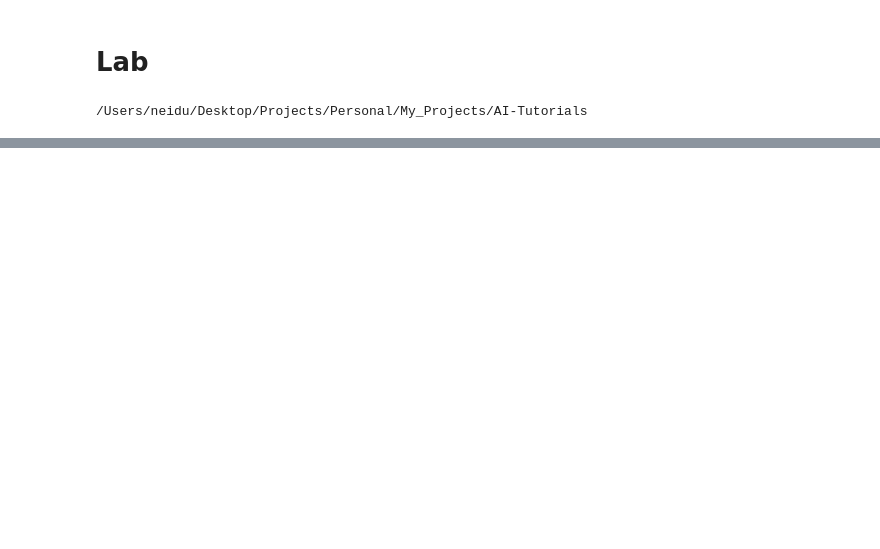
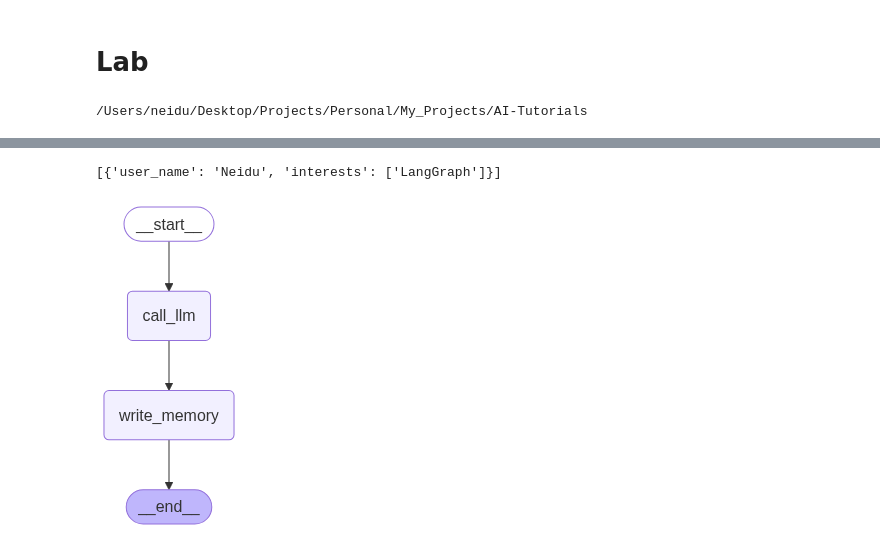
Before and after one commit to chineidu/AI-Tutorials, a Jupyter notebook: notebooks/Langgraph/00-lab.ipynb, the cells around one changed output, grey strips where cells are left out. Saved outputs shown, nothing was run; the diff lists cells and outputs as text; code cells hidden in the pictures; blank space fills up the shorter version.

Commit message:
chore: Update notebook using Instructor

```diff
--- a/notebooks/Langgraph/00-lab.ipynb
+++ b/notebooks/Langgraph/00-lab.ipynb
@@ -1076,0 +321,12 @@ I apologize for the oversight. Your name is Chinedu. How can I assist you today?
+# %%
+messages: list[dict[str, Any]] = [
+    {"role": "system", "content": "You're a helpful assistant."},
+    {"role": "user", "content": "Hi, I'm Neidu"},
+]
+
+
+await get_llm_response(
+    messages=messages,
+    response_model=None,
+    model=ModelEnum.LLAMA_3p2_3B_INSTRUCT_REMOTE.value,
+)
@@ -1076,0 +474,6 @@ I apologize for the oversight. Your name is Chinedu. How can I assist you today?
+# %%
+namespace = ("memory", "1")
+key: str = "sample_memory"
+
+ex_memory = mem.search(namespace)
+console.log(ex_memory)
@@ -1076,0 +486,4 @@ I apologize for the oversight. Your name is Chinedu. How can I assist you today?
+# %%
+[row.value for row in ex_memory]
+# %% [output]
+[{'user_name': 'Neidu', 'interests': ['LangGraph']}]
@@ -1076,0 +552,27 @@ I apologize for the oversight. Your name is Chinedu. How can I assist you today?
+# %%
+# Graph
+graph_builder = StateGraph(MessageState)
+
+# Add nodes
+graph_builder.add_node("call_llm", call_llm)
+graph_builder.add_node("write_memory", write_memory)
+
+# Add edges
+graph_builder.add_edge(START, "call_llm")
+graph_builder.add_edge("call_llm", "write_memory")
+graph_builder.add_edge("write_memory", END)
+
+# Long-term-memory store (across threads)
+across_thread_memory = InMemoryStore()
+# Short-term-memory store (within a thread) checkpointer
+within_thread_memory = MemorySaver()
+
+# Compile
+graph = graph_builder.compile(
+    checkpointer=within_thread_memory, store=across_thread_memory
+).with_config(run_name="chatbot-with-structured-memory")
+
+# Visualize
+display(Image(graph.get_graph(xray=1).draw_mermaid_png()))
+# %% [output]
+[figure, added]
```
Also changed, not shown: parts of 72 cells of this notebook, 3 other files.
